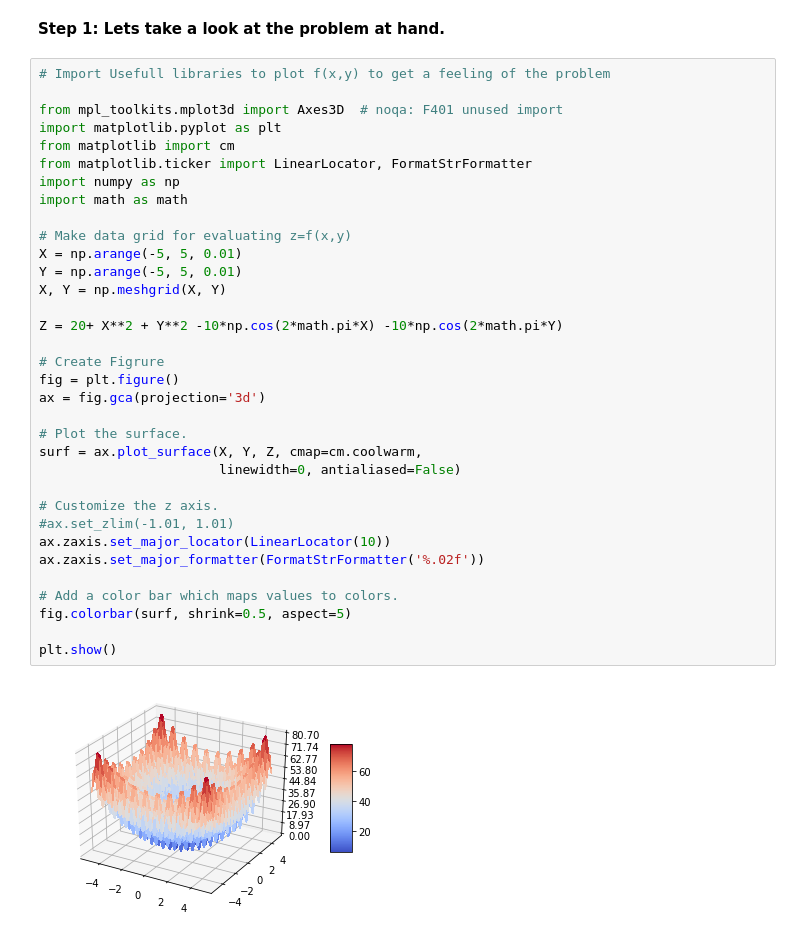
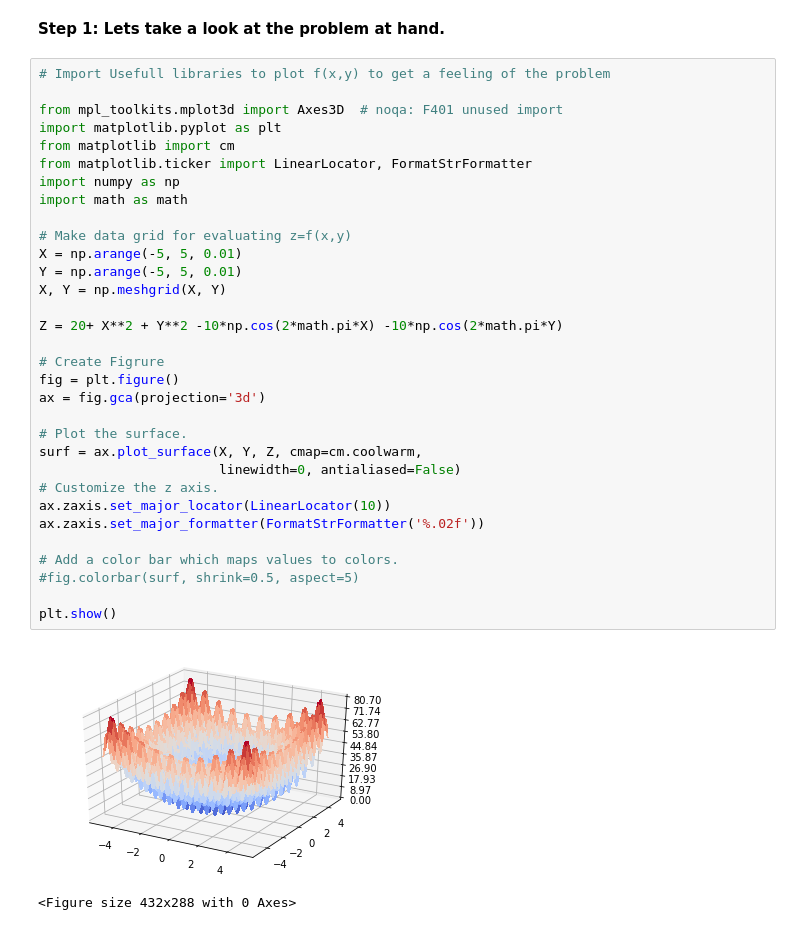
Before and after one commit to sergionovi/OptmizationViaGeneticAlgorithm, a Jupyter notebook: GeneticOptimization.ipynb, the cells around one changed output. Drawn from its saved outputs; the diff is of its cells as text.

```diff
--- a/GeneticOptimization.ipynb
+++ b/GeneticOptimization.ipynb
@@ -20,34 +20,33 @@ As x^2 and y^2 are always positive, it is clear that the global minimums occurs
 
 from mpl_toolkits.mplot3d import Axes3D  # noqa: F401 unused import
 import matplotlib.pyplot as plt
 from matplotlib import cm
 from matplotlib.ticker import LinearLocator, FormatStrFormatter
 import numpy as np
 import math as math
 
 # Make data grid for evaluating z=f(x,y)
 X = np.arange(-5, 5, 0.01)
 Y = np.arange(-5, 5, 0.01)
 X, Y = np.meshgrid(X, Y)
 
 Z = 20+ X**2 + Y**2 -10*np.cos(2*math.pi*X) -10*np.cos(2*math.pi*Y)
 
 # Create Figrure
 fig = plt.figure()
 ax = fig.gca(projection='3d')
 
 # Plot the surface.
 surf = ax.plot_surface(X, Y, Z, cmap=cm.coolwarm,
                        linewidth=0, antialiased=False)
-
 # Customize the z axis.
-#ax.set_zlim(-1.01, 1.01)
 ax.zaxis.set_major_locator(LinearLocator(10))
 ax.zaxis.set_major_formatter(FormatStrFormatter('%.02f'))
 
 # Add a color bar which maps values to colors.
-fig.colorbar(surf, shrink=0.5, aspect=5)
+#fig.colorbar(surf, shrink=0.5, aspect=5)
 
 plt.show()
 # %% [output]
-[figure, old version]
+[figure, new version]
+<Figure size 432x288 with 0 Axes>
```
Also changed, not shown: parts of 1 cell of this notebook.
